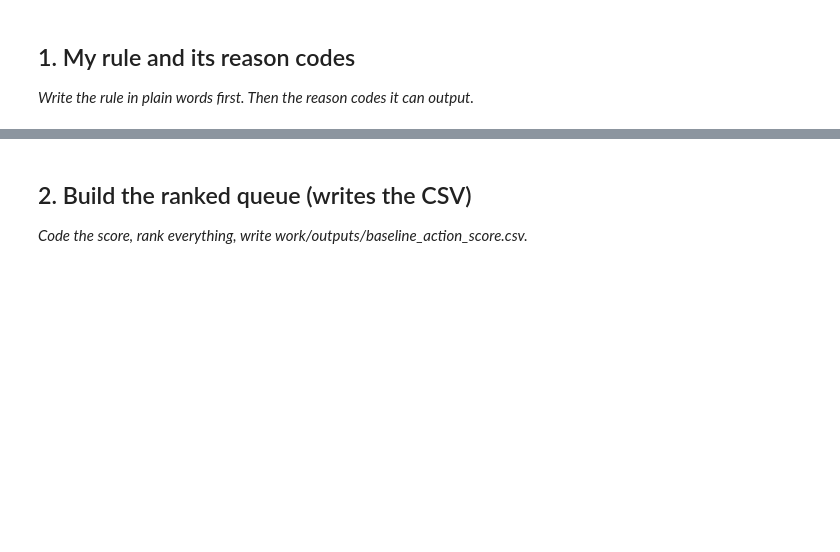
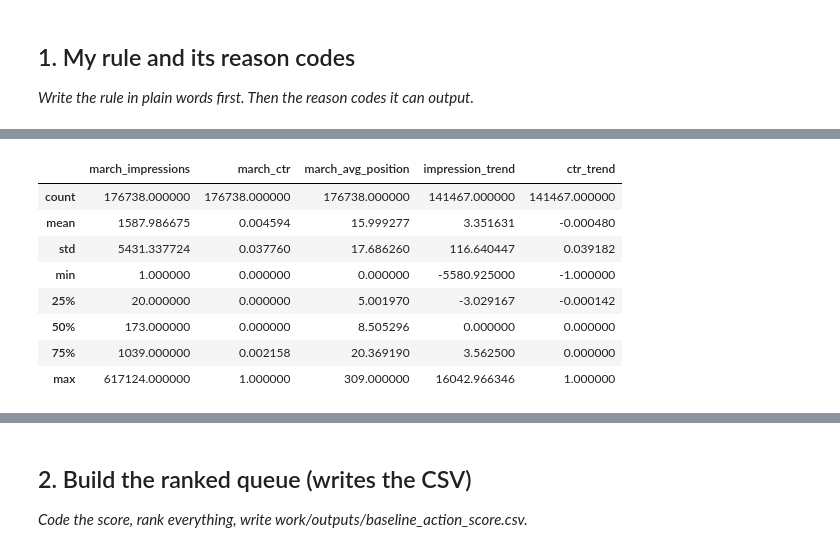
Before and after one commit to SaimAli0001/Flyrank-Internship-ml, a Jupyter notebook: work/notebooks/w04_baseline_score.ipynb, the cells around one changed output, grey strips where cells are left out. Saved outputs shown, nothing was run; the diff lists cells and outputs as text; code cells hidden in the pictures; blank space fills up the shorter version.

```diff
--- a/work/notebooks/w04_baseline_score.ipynb
+++ b/work/notebooks/w04_baseline_score.ipynb
@@ -15,0 +207,13 @@ This skeleton is yours to fill. Work the sections **in order** — each one has
+# %%
+
+feature_vector.describe()
+# %% [output]
+|  | march_impressions | march_ctr | march_avg_position | impression_trend | ctr_trend |
+| count | 176738.000000 | 176738.000000 | 176738.000000 | 141467.000000 | 141467.000000 |
+| mean | 1587.986675 | 0.004594 | 15.999277 | 3.351631 | -0.000480 |
+| std | 5431.337724 | 0.037760 | 17.686260 | 116.640447 | 0.039182 |
+| min | 1.000000 | 0.000000 | 0.000000 | -5580.925000 | -1.000000 |
+| 25% | 20.000000 | 0.000000 | 5.001970 | -3.029167 | -0.000142 |
+| 50% | 173.000000 | 0.000000 | 8.505296 | 0.000000 | 0.000000 |
+| 75% | 1039.000000 | 0.002158 | 20.369190 | 3.562500 | 0.000000 |
+| max | 617124.000000 | 1.000000 | 309.000000 | 16042.966346 | 1.000000 |
```
Also changed, not shown: parts of 25 cells of this notebook.
